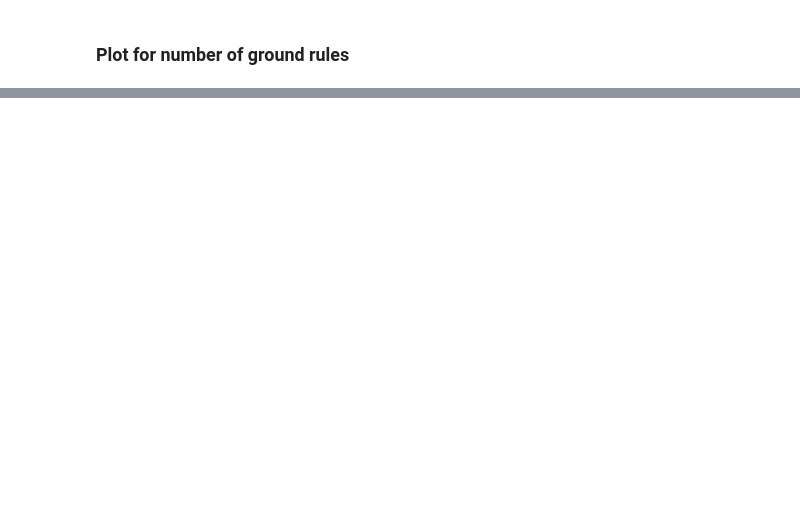
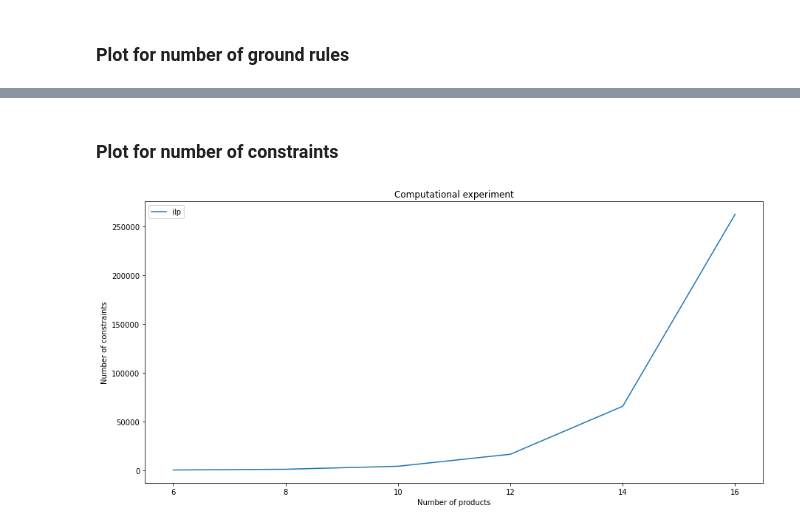
Before and after one commit to dim35216/product-ordering, a Jupyter notebook: src/experiment/visualize.ipynb, the cells around one changed output, grey strips where cells are left out. Saved outputs shown, nothing was run; the diff lists cells and outputs as text; code cells hidden in the pictures; blank space fills up the shorter version.

```diff
--- a/src/experiment/visualize.ipynb
+++ b/src/experiment/visualize.ipynb
@@ -111,0 +188,18 @@ plt.show()
+# %% [markdown]
+### Plot for number of constraints
+# %%
+plt.figure(figsize=(15, 7))
+plt.title('Computational experiment')
+plt.xticks(numProducts)
+plt.xlabel('Number of products')
+plt.ylabel('Number of constraints')
+
+for encoding in encodings:
+    if len(data[encoding]['constraints']['numProducts']) > 0:
+        plt.plot(data[encoding]['constraints']['numProducts'], data[encoding]['constraints']['means'], label=encoding)
+        plt.fill_between(data[encoding]['constraints']['numProducts'], data[encoding]['constraints']['lbs'], data[encoding]['constraints']['ubs'], alpha=0.15)
+
+plt.legend()
+plt.show()
+# %% [output]
+[figure, added]
```
Also changed, not shown: parts of 13 cells of this notebook, 5 other files.
